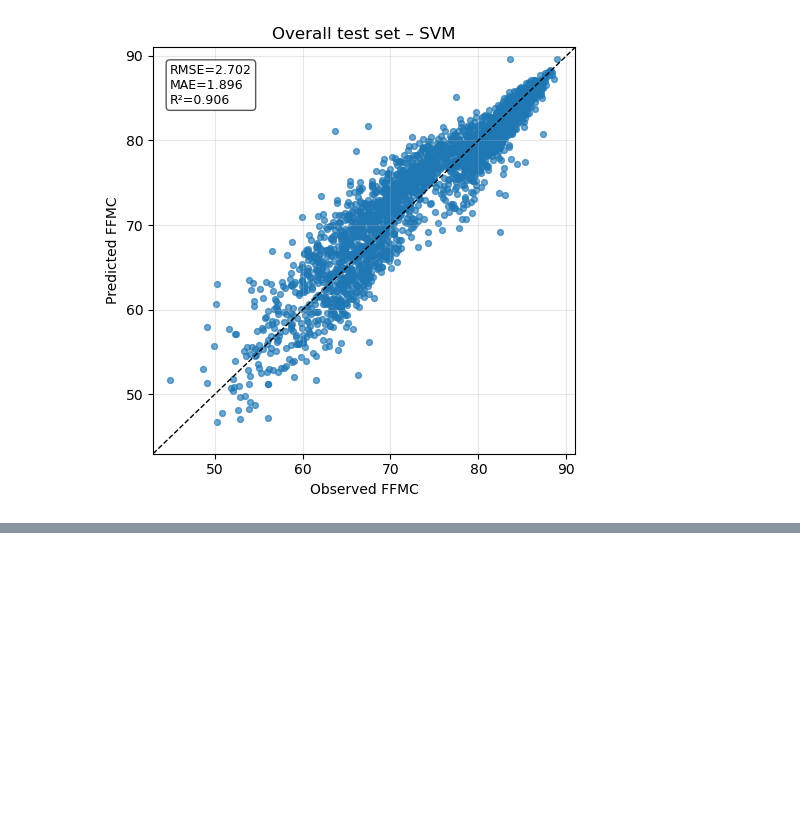
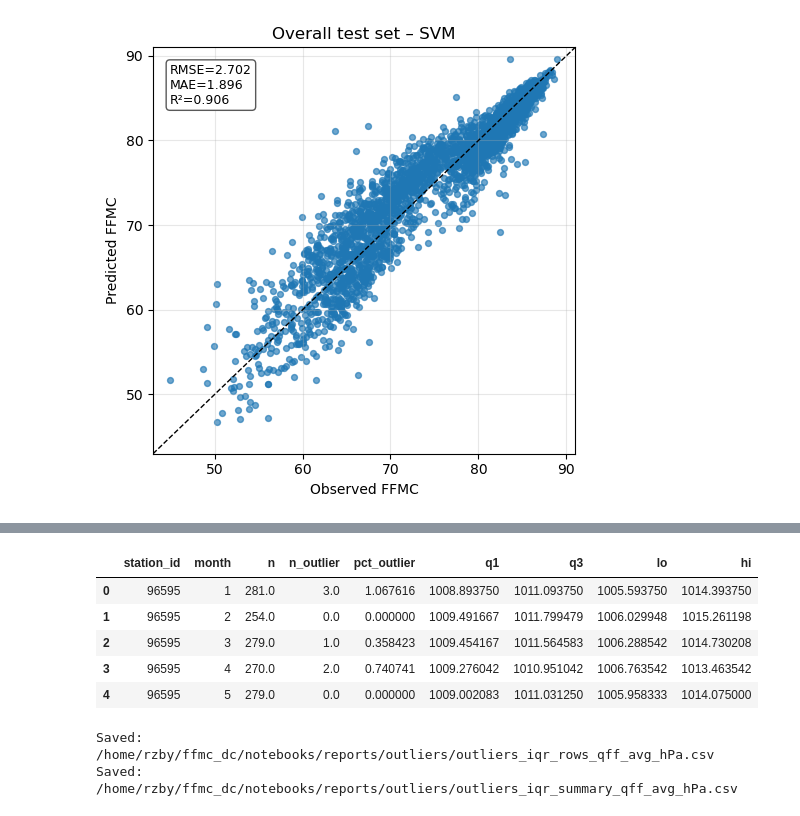
Before and after one commit to rezabayu/ffmc_dc, a Jupyter notebook: notebooks/05_plotting_calc_ffmc.ipynb, the cells around one changed output, grey strips where cells are left out. Cells and saved outputs as stored; diff of their text form; code cells hidden in the pictures; blank space fills up the shorter version.

```diff
--- a/notebooks/05_plotting_calc_ffmc.ipynb
+++ b/notebooks/05_plotting_calc_ffmc.ipynb
@@ -199,0 +258,62 @@ Saved: reports/figures/scatter_svm.png
+# %%
+# === 1) Deteksi outlier IQR per (stasiun, bulan) — lintas tahun
+def calc_iqr_flags(g: pd.DataFrame, col: str):
+    # hitung Q1, Q3, IQR pada grup
+    q1 = g[col].quantile(0.25)
+    q3 = g[col].quantile(0.75)
+    iqr = q3 - q1
+    k = 1.5  # Tukey fences
+    lo = q1 - k * iqr
+    hi = q3 + k * iqr
+    flags = (g[col] < lo) | (g[col] > hi)
+    out = g.copy()
+    out[f"{col}_outlier"] = flags
+    out[f"{col}_q1"] = q1
+    out[f"{col}_q3"] = q3
+    out[f"{col}_iqr"] = iqr
+    out[f"{col}_lo"] = lo
+    out[f"{col}_hi"] = hi
+    return out
+
+flagged = (
+    df.groupby([station_col, "month"], group_keys=False)
+      .apply(lambda g: calc_iqr_flags(g, VALUE_COL))
+      .sort_values([station_col, "month", date_col])
+)
+
+# === Ringkasan outlier per (stasiun, bulan)
+summary = (
+    flagged.groupby([station_col, "month"])
+           .apply(lambda g: pd.Series({
+               "n": int(g.shape[0]),
+               "n_outlier": int(g[f"{VALUE_COL}_outlier"].sum()),
+               "pct_outlier": float(100 * g[f"{VALUE_COL}_outlier"].mean()),
+               "q1": float(g[f"{VALUE_COL}_q1"].iloc[0]),
+               "q3": float(g[f"{VALUE_COL}_q3"].iloc[0]),
+               "lo": float(g[f"{VALUE_COL}_lo"].iloc[0]),
+               "hi": float(g[f"{VALUE_COL}_hi"].iloc[0]),
+           }))
+           .reset_index()
+)
+summary.head()
+# %% [output]
+|  | station_id | month | n | n_outlier | pct_outlier | q1 | q3 | lo | hi |
+| 0 | 96595 | 1 | 281.0 | 3.0 | 1.067616 | 1008.893750 | 1011.093750 | 1005.593750 | 1014.393750 |
+| 1 | 96595 | 2 | 254.0 | 0.0 | 0.000000 | 1009.491667 | 1011.799479 | 1006.029948 | 1015.261198 |
+| 2 | 96595 | 3 | 279.0 | 1.0 | 0.358423 | 1009.454167 | 1011.564583 | 1006.288542 | 1014.730208 |
+| 3 | 96595 | 4 | 270.0 | 2.0 | 0.740741 | 1009.276042 | 1010.951042 | 1006.763542 | 1013.463542 |
+| 4 | 96595 | 5 | 279.0 | 0.0 | 0.000000 | 1009.002083 | 1011.031250 | 1005.958333 | 1014.075000 |
+# %%
+# === Simpan hasil
+OUT_DIR = Path("/home/rzby/ffmc_dc/notebooks/reports/outliers")
+FIG_DIR = Path("/home/rzby/ffmc_dc/notebooks/reports/figures/boxplots")
+OUT_DIR.mkdir(parents=True, exist_ok=True)
+FIG_DIR.mkdir(parents=True, exist_ok=True)
+
+flagged.to_csv(OUT_DIR / f"outliers_iqr_rows_{VALUE_COL}.csv", index=False)
+summary.to_csv(OUT_DIR / f"outliers_iqr_summary_{VALUE_COL}.csv", index=False)
+print("Saved:", OUT_DIR / f"outliers_iqr_rows_{VALUE_COL}.csv")
+print("Saved:", OUT_DIR / f"outliers_iqr_summary_{VALUE_COL}.csv")
+# %% [output]
+Saved: /home/rzby/ffmc_dc/notebooks/reports/outliers/outliers_iqr_rows_qff_avg_hPa.csv
+Saved: /home/rzby/ffmc_dc/notebooks/reports/outliers/outliers_iqr_summary_qff_avg_hPa.csv
```
Also changed, not shown: parts of 2 cells of this notebook, 28 other files.
